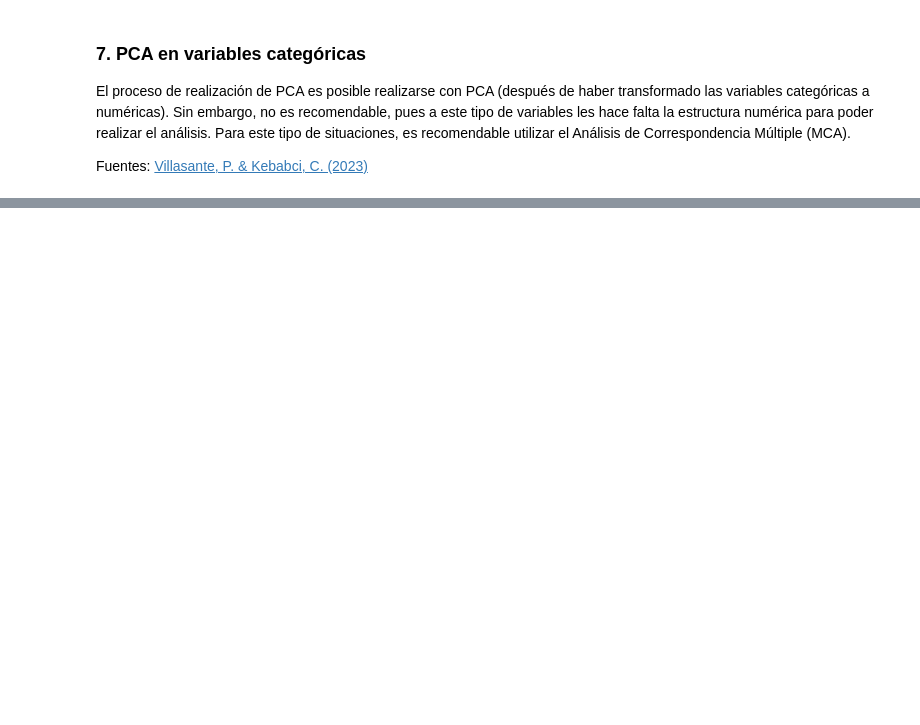
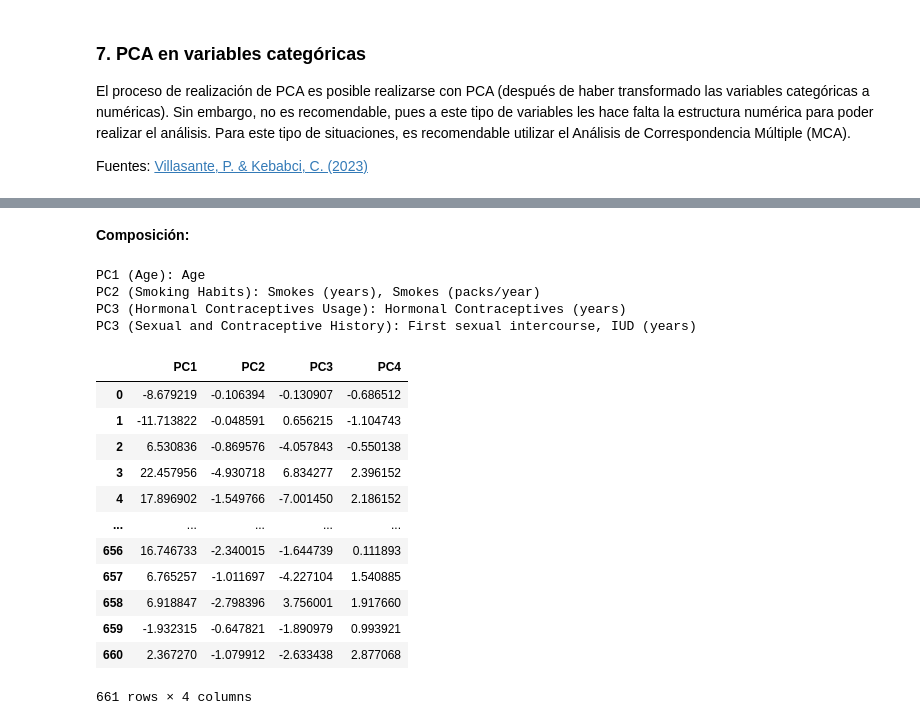
Before and after one commit to FranzCastillo/Cervical-Cancer-Risk-Factor-Analysis, a Jupyter notebook: analysis.ipynb, the cells around one changed output, grey strips where cells are left out. Drawn from its saved outputs; the diff is of its cells as text; code cells hidden in the pictures; blank space fills up the shorter version.

```diff
--- a/analysis.ipynb
+++ b/analysis.ipynb
@@ -218,0 +359,31 @@ Fuentes: [Villasante, P. & Kebabci, C. (2023)](https://statisticsglobe.com/pca-c
+# %% [markdown]
+**Composición:**
+# %%
+print("PC1 (Age): {}".format(numerical_columns[0]))
+print("PC2 (Smoking Habits): {}, {}".format(numerical_columns[4], numerical_columns[5]))
+print("PC3 (Hormonal Contraceptives Usage): {}".format(numerical_columns[6]))
+print("PC3 (Sexual and Contraceptive History): {}, {}".format(numerical_columns[2], numerical_columns[7]))
+# %% [output]
+PC1 (Age): Age
+PC2 (Smoking Habits): Smokes (years), Smokes (packs/year)
+PC3 (Hormonal Contraceptives Usage): Hormonal Contraceptives (years)
+PC3 (Sexual and Contraceptive History): First sexual intercourse, IUD (years)
+# %%
+numerical_df_pca = pca.transform(numerical_df)
+# %%
+numerical_df_pca = pd.DataFrame(numerical_df_pca, columns=['Age', 'Smoking Habits', 'Hormonal Contraceptives Usage', 'Sexual and Contraceptive History'])
+numerical_df_pca
+# %% [output]
+|  | PC1 | PC2 | PC3 | PC4 |
+| 0 | -8.679219 | -0.106394 | -0.130907 | -0.686512 |
+| 1 | -11.713822 | -0.048591 | 0.656215 | -1.104743 |
+| 2 | 6.530836 | -0.869576 | -4.057843 | -0.550138 |
+| 3 | 22.457956 | -4.930718 | 6.834277 | 2.396152 |
+| 4 | 17.896902 | -1.549766 | -7.001450 | 2.186152 |
+| ... | ... | ... | ... | ... |
+| 656 | 16.746733 | -2.340015 | -1.644739 | 0.111893 |
+| 657 | 6.765257 | -1.011697 | -4.227104 | 1.540885 |
+| 658 | 6.918847 | -2.798396 | 3.756001 | 1.917660 |
+| 659 | -1.932315 | -0.647821 | -1.890979 | 0.993921 |
+| 660 | 2.367270 | -1.079912 | -2.633438 | 2.877068 |
+661 rows × 4 columns
```
Also changed, not shown: parts of 53 cells of this notebook, 1 other file.
